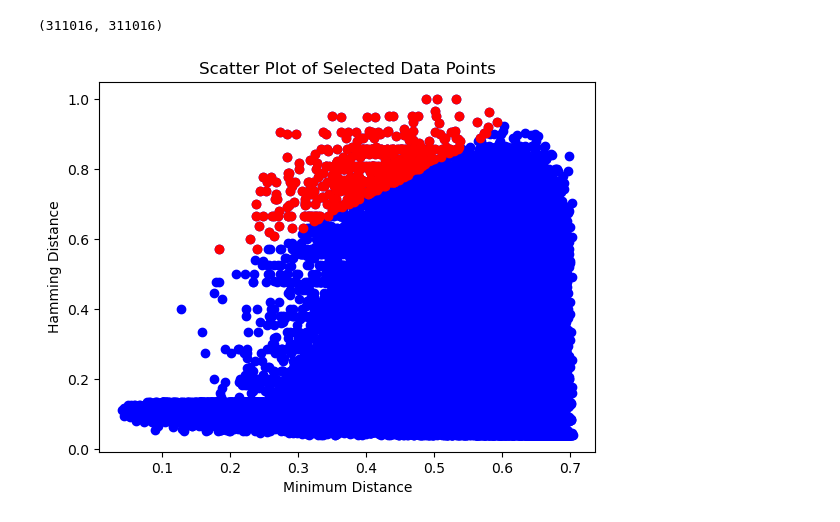
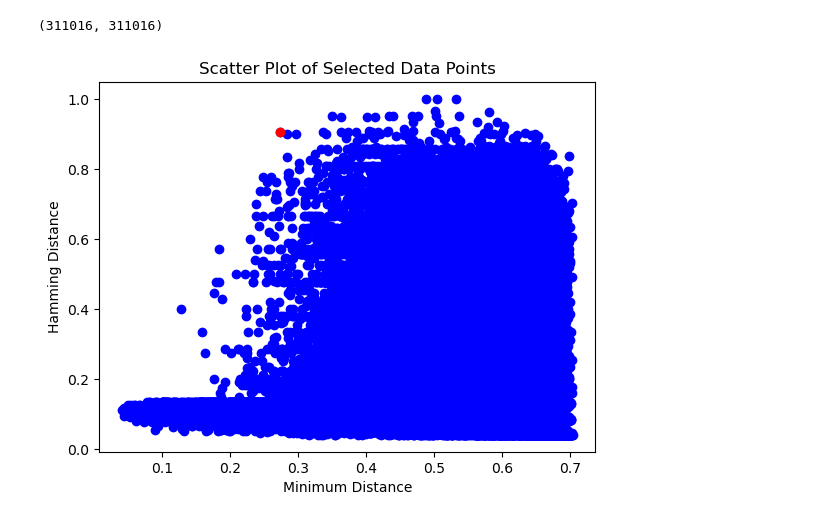
Before and after one commit to paulagrcg/phenodistance, a Jupyter notebook: main/functionalRNA.ipynb, the cells around one changed output. Drawn from its saved outputs; the diff is of its cells as text; code cells hidden in the pictures.

```diff
--- a/main/functionalRNA.ipynb
+++ b/main/functionalRNA.ipynb
@@ -173,34 +173,33 @@ for x, y,key1,key2 in zip(fRNAprob1.values(), fRNAprob2.values(), fRNAprob1.keys
 #min_diagonal_distance = min(diagonal_distances.values())
 
 #normalized_hamming = {name: hamming / max_hamming for name, hamming in fRNAhammingdistance.items()}
 #normalized_diagonal_distance = {name: distance / min_diagonal_distance for name, distance in diagonal_distances.items()}
 
 #Calculate the combined score (maximize Hamming distance and minimize diagonal distance)
 scores = {}
 for name in fRNAhammingdistance.keys():
     scores[name] = fRNAhammingdistance[name] - diagonal_distances[name]
 # Remove entries from scores where the sequence of dots is in fRNAfolds
 filtered_scores = {key: value for key, value in scores.items() if '.' * len(key[1]) not in fRNAfolds[key]}
 
 # Select the data points with the highest scores
 selected_data = sorted(filtered_scores.items(), key=lambda item: item[1], reverse=True)
 
 # Extract the Hamming values and their corresponding minimum distances
 selected_hamming_values = [fRNAhammingdistance[name] for name, score in selected_data]
 selected_min_distances = [diagonal_distances[name] for name, score in selected_data]
-selected_names = [name[0] for name, score in selected_data]
-selected_sequences = [name[1] for name, score in selected_data]
+selected_names = [name for name, score in selected_data]
 
 # Create a scatter plot
 plt.scatter(selected_min_distances, selected_hamming_values, c='blue', marker='o')
-plt.scatter(selected_min_distances[0:500], selected_hamming_values[0:500], c='red', marker='o')
+plt.scatter(selected_min_distances[0], selected_hamming_values[0], c='red', marker='o')
 
 # Add labels and title
 plt.ylabel('Hamming Distance')
 plt.xlabel('Minimum Distance')
 plt.title('Scatter Plot of Selected Data Points')
 
 # Show the plot
 plt.show()
 # %% [output]
-[figure, old version]
+[figure, new version]
```
Also changed, not shown: parts of 17 cells of this notebook, 4 other files.
